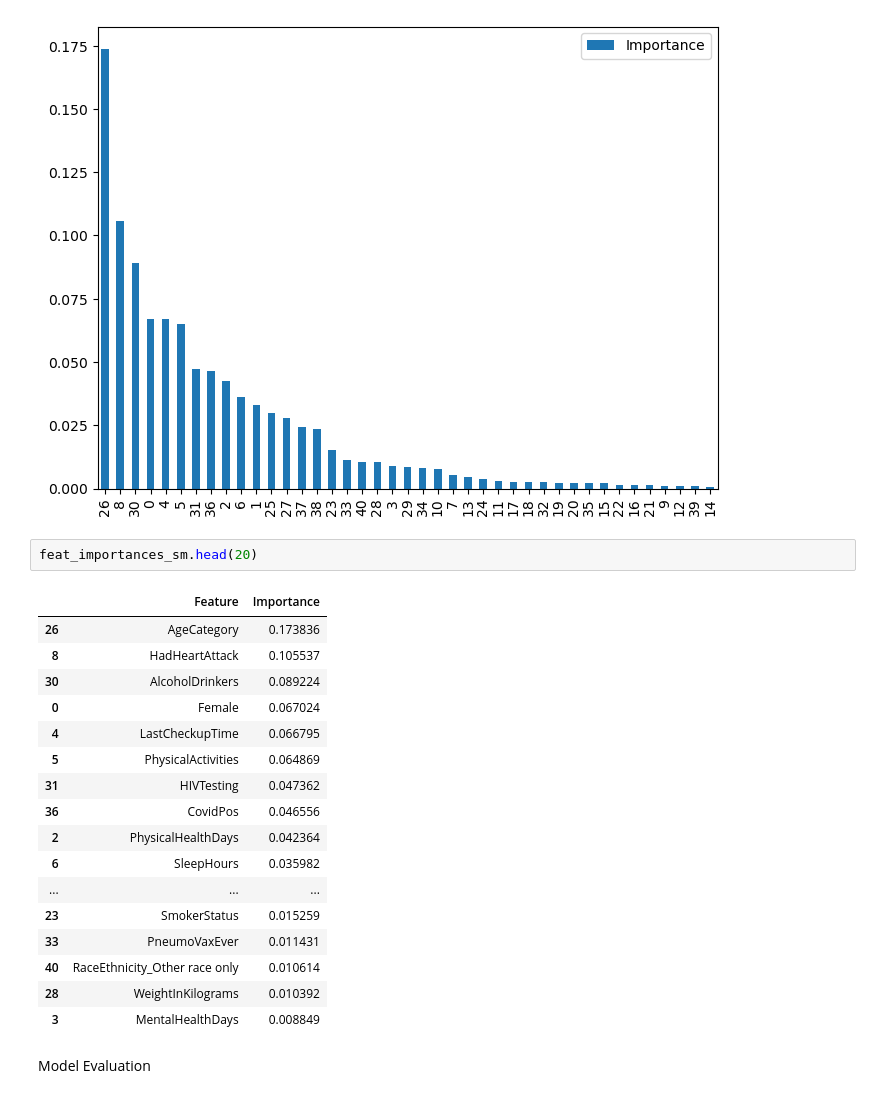
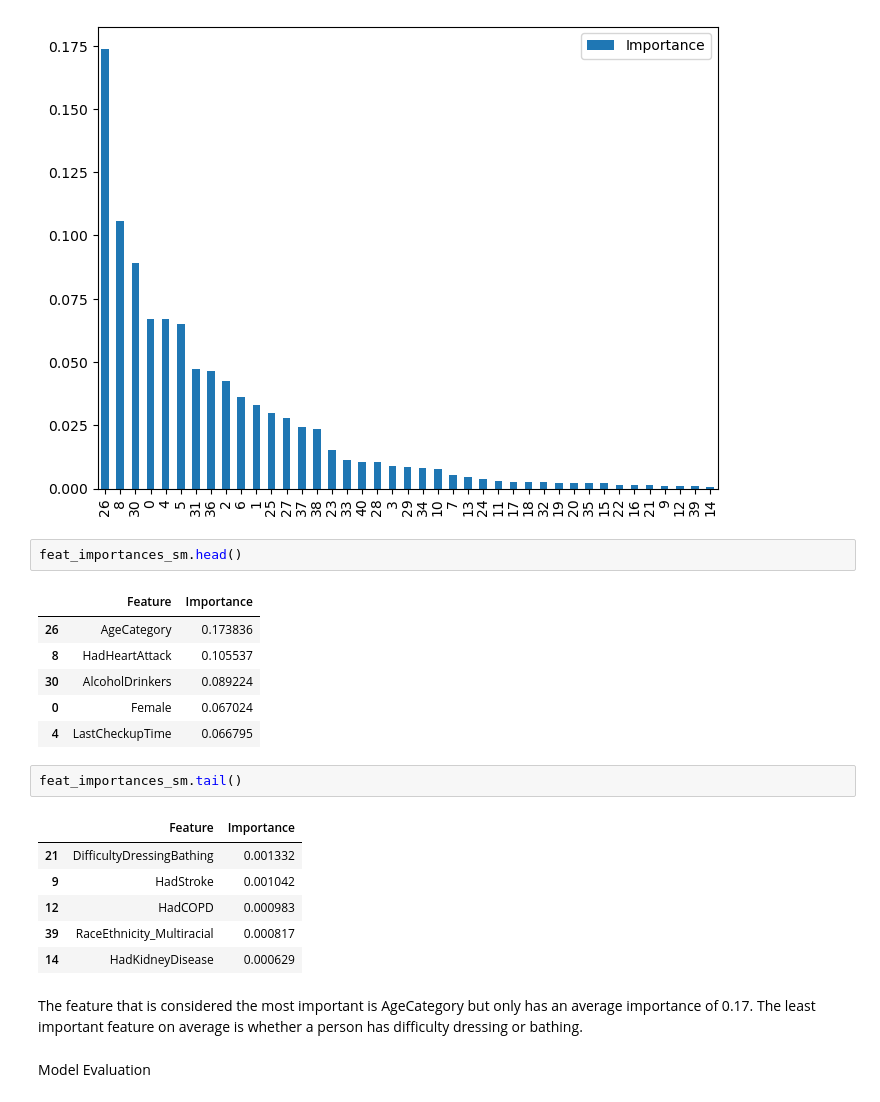
Before and after one commit to Tasnimacj/Capstone_Heart_Prediction, a Jupyter notebook: notebooks/06-random-forest.ipynb, the cells around one changed output. Cells and saved outputs as stored; diff of their text form.

```diff
--- a/notebooks/06-random-forest.ipynb
+++ b/notebooks/06-random-forest.ipynb
@@ -277,25 +282,25 @@ feat_importances_sm.plot(kind='bar', figsize=(8,6))
 <Axes: >
 [figure]
 # %%
-feat_importances_sm.head(20)
+feat_importances_sm.head()
 # %% [output]
 |  | Feature | Importance |
 | 26 | AgeCategory | 0.173836 |
 | 8 | HadHeartAttack | 0.105537 |
 | 30 | AlcoholDrinkers | 0.089224 |
 | 0 | Female | 0.067024 |
 | 4 | LastCheckupTime | 0.066795 |
-| 5 | PhysicalActivities | 0.064869 |
-| 31 | HIVTesting | 0.047362 |
-| 36 | CovidPos | 0.046556 |
-| 2 | PhysicalHealthDays | 0.042364 |
-| 6 | SleepHours | 0.035982 |
-| ... | ... | ... |
-| 23 | SmokerStatus | 0.015259 |
-| 33 | PneumoVaxEver | 0.011431 |
-| 40 | RaceEthnicity_Other race only | 0.010614 |
-| 28 | WeightInKilograms | 0.010392 |
-| 3 | MentalHealthDays | 0.008849 |
+# %%
+feat_importances_sm.tail()
+# %% [output]
+|  | Feature | Importance |
+| 21 | DifficultyDressingBathing | 0.001332 |
+| 9 | HadStroke | 0.001042 |
+| 12 | HadCOPD | 0.000983 |
+| 39 | RaceEthnicity_Multiracial | 0.000817 |
+| 14 | HadKidneyDisease | 0.000629 |
+# %% [markdown]
+The feature that is considered the most important is AgeCategory but only has an average importance of 0.17. The least important feature on average is whether a person has difficulty dressing or bathing.
 # %% [markdown]
 Model Evaluation
 # %%
```
Also changed, not shown: parts of 33 cells of this notebook, 2 other files.
